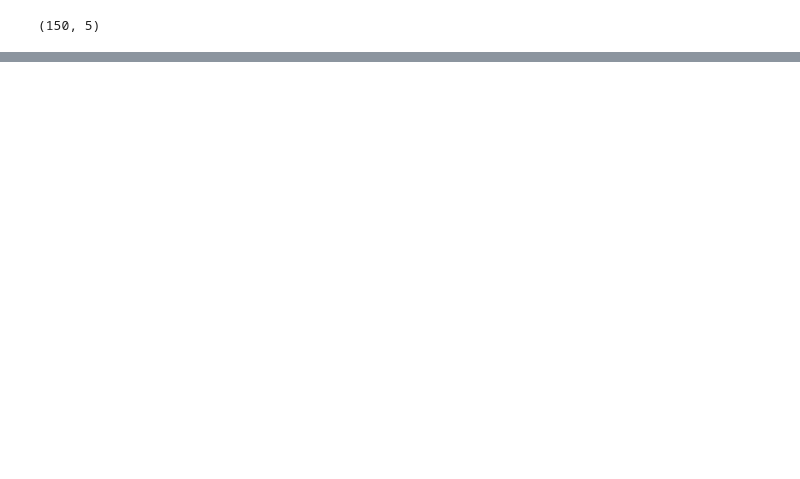
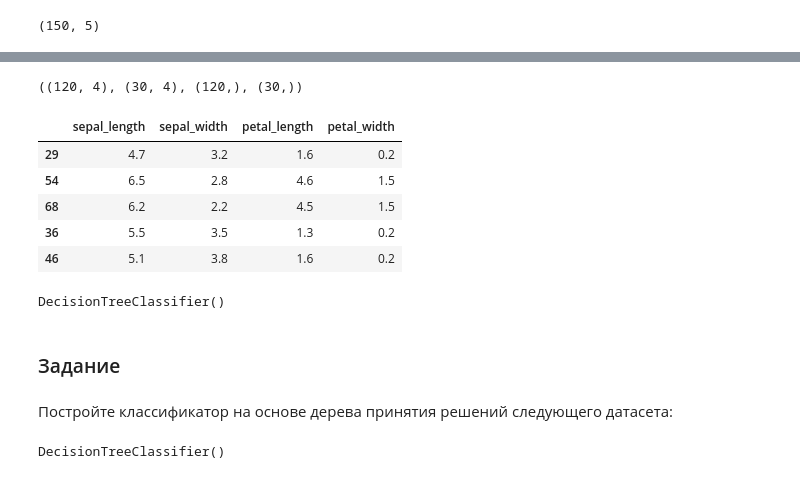
Before and after one commit to zina1t/-, a Jupyter notebook: Искусственный интеллект/Рабочая_тетрадь_5/Griaztsov_V_Workbook5.ipynb, the cells around one changed output, grey strips where cells are left out. Cells and saved outputs as stored; diff of their text form; code cells hidden in the pictures; blank space fills up the shorter version.

```diff
--- a/Искусственный интеллект/Рабочая_тетрадь_5/Griaztsov_V_Workbook5.ipynb
+++ b/Искусственный интеллект/Рабочая_тетрадь_5/Griaztsov_V_Workbook5.ipynb
@@ -569,0 +608,17 @@ dataset.head()
+# %%
+from sklearn.model_selection import train_test_split
+
+X_train, X_test, y_train, y_test = train_test_split(dataset.iloc[:, :-1], dataset.iloc[:, -1], test_size=0.2)
+
+X_train.shape, X_test.shape, y_train.shape, y_test.shape
+# %% [output]
+((120, 4), (30, 4), (120,), (30,))
+# %%
+X_train.head()
+# %% [output]
+|  | sepal_length | sepal_width | petal_length | petal_width |
+| 29 | 4.7 | 3.2 | 1.6 | 0.2 |
+| 54 | 6.5 | 2.8 | 4.6 | 1.5 |
+| 68 | 6.2 | 2.2 | 4.5 | 1.5 |
+| 36 | 5.5 | 3.5 | 1.3 | 0.2 |
+| 46 | 5.1 | 3.8 | 1.6 | 0.2 |
@@ -569,0 +627,6 @@ dataset.head()
+# %%
+from sklearn.tree import DecisionTreeClassifier
+classifier = DecisionTreeClassifier()
+classifier.fit(X_train, y_train)
+# %% [output]
+DecisionTreeClassifier()
@@ -569,0 +643,4 @@ dataset.head()
+# %% [markdown]
+### Задание
+# %% [markdown]
+Постройте классификатор на основе дерева принятия решений следующего датасета:
@@ -569,0 +650,6 @@ dataset.head()
+# %%
+from sklearn.tree import DecisionTreeClassifier
+classifier = DecisionTreeClassifier()
+classifier.fit(X, target)
+# %% [output]
+DecisionTreeClassifier()
```
Also changed, not shown: parts of 13 cells of this notebook.
